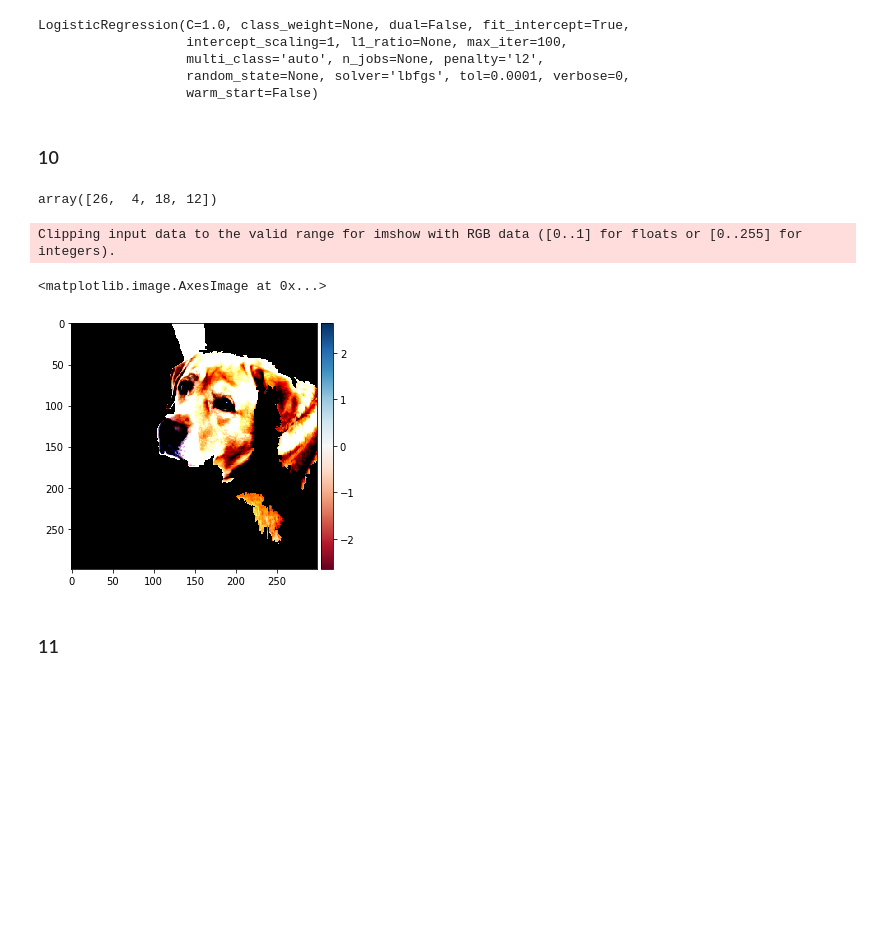
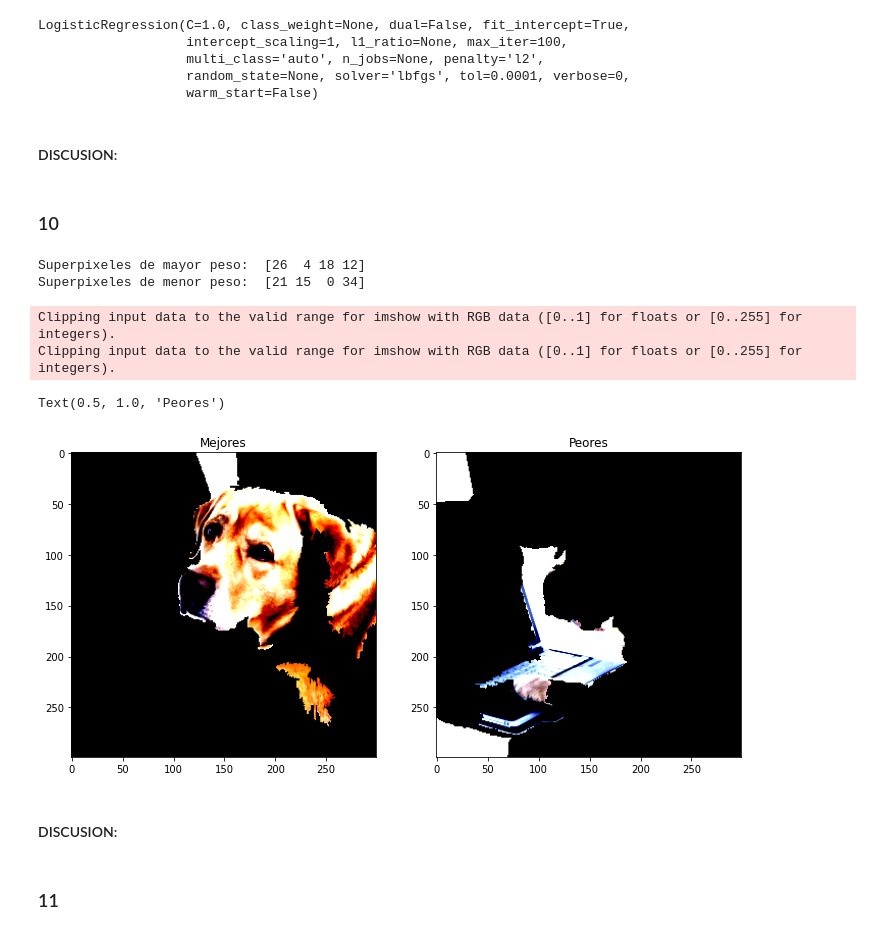
Before and after one commit to gabriel-ortega-hernandez/Tarea-2-Grupo-3, a Jupyter notebook: MA6202_T2.ipynb, the cells around one changed output. Saved outputs shown, nothing was run; the diff lists cells and outputs as text; code cells hidden in the pictures; blank space fills up the shorter version.

```diff
--- a/MA6202_T2.ipynb
+++ b/MA6202_T2.ipynb
@@ -188,7 +189,7 @@ print(perturbaciones[0])
 # %% [markdown]
 ### 5
 # %%
-def perturbar_imagen(imagen,perturbacion):
+def perturbar_imagen(imagen,perturbacion,segmentacion):
   '''Perturba una imagen ndarray.
 
   Genera un ndarray de dimensiones imagen.shape donde los canales de color
@@ -198,7 +199,7 @@ def perturbar_imagen(imagen,perturbacion):
   imagen_perturbada=np.zeros_like(imagen)
   for i in range(I):
     for j in range(J):
-      imagen_perturbada[i,j,:] = imagen_procesada[i,j,:]*perturbacion[imagen_segmentada[i,j]]
+      imagen_perturbada[i,j,:] = imagen_procesada[i,j,:]*perturbacion[segmentacion[i,j]]
   return imagen_perturbada
 # %%
 # Se genera un arreglo de imagenes perturbadas según el arreglo perturbaciones.
@@ -310,32 +311,46 @@ LogisticRegression(C=1.0, class_weight=None, dual=False, fit_intercept=True,
                    multi_class='auto', n_jobs=None, penalty='l2',
                    random_state=None, solver='lbfgs', tol=0.0001, verbose=0,
                    warm_start=False)
+# %% [markdown]
+#### DISCUSION:
 # %% [markdown]
 ### 10
 # %%
 # Se guarda el vector con los coeficientes del ajuste anterior
 coeficientes = modelo_logistico.coef_[0]
 
-# Se consideran los super-pixeles más relevantes(con mayor peso) en el ajuste
-# en el ajuste
-n_mejores_superpixeles = 4
-mejores_superpixeles = np.argsort(coeficientes)[-n_mejores_superpixeles:]
-mejores_superpixeles
+# Se consideran los super-pixeles más relevantes(con mayor peso) y los menos
+# relevantes(menor peso), en la predicción.
+n_sp = 4
+mejores_superpixeles = np.argsort(coeficientes)[-n_sp:]
+peores_superpixeles = np.argsort(coeficientes)[:n_sp]
+print("Superpixeles de mayor peso: ", mejores_superpixeles)
+print("Superpixeles de menor peso: ", peores_superpixeles)
 # %% [output]
-array([26,  4, 18, 12])
+Superpixeles de mayor peso:  [26  4 18 12]
+Superpixeles de menor peso:  [21 15  0 34]
 # %%
 # Se crea una perturbacion mascara con los mejores_superpixeles
-mascara = np.zeros(n_superpixeles)
-mascara[mejores_superpixeles]= True #Activa los mejores superpixeles
+mascara_mejores, mascara_peores = np.zeros(n_superpixeles), np.zeros(n_superpixeles)
+mascara_mejores[mejores_superpixeles]= True #Activa los mejores superpixeles
+mascara_peores[peores_superpixeles]= True #Activa los peores superpixeles
-# %%
-# Se perturba la imagen con la mascara
-imagen_mascara = perturbar_imagen(imagen_procesada,mascara)
-
-# Se muestra la imagen
-imshow(imagen_mascara)
-# %% [output]
-Clipping input data to the valid range for imshow with RGB data ([0..1] for floats or [0..255] for integers).
-<matplotlib.image.AxesImage at 0x...>
-[figure, removed]
+# %%
+# Se perturba la imagen con la mascara
+imagen_mascara_mejores = perturbar_imagen(imagen_procesada, mascara_mejores, imagen_segmentada)
+imagen_mascara_peores = perturbar_imagen(imagen_procesada, mascara_peores, imagen_segmentada)
+
+# Se muestra la imagen
+fig, ax = plt.subplots(nrows=1, ncols=2,figsize=[12,13])
+ax[0].imshow(imagen_mascara_mejores)
+ax[0].set_title('Mejores')
+ax[1].imshow(imagen_mascara_peores)
+ax[1].set_title('Peores')
+# %% [output]
+Clipping input data to the valid range for imshow with RGB data ([0..1] for floats or [0..255] for integers).
+Clipping input data to the valid range for imshow with RGB data ([0..1] for floats or [0..255] for integers).
+Text(0.5, 1.0, 'Peores')
+[figure, added]
+# %% [markdown]
+#### DISCUSION:
 # %% [markdown]
 ### 11
```
Also changed, not shown: parts of 18 cells of this notebook.
